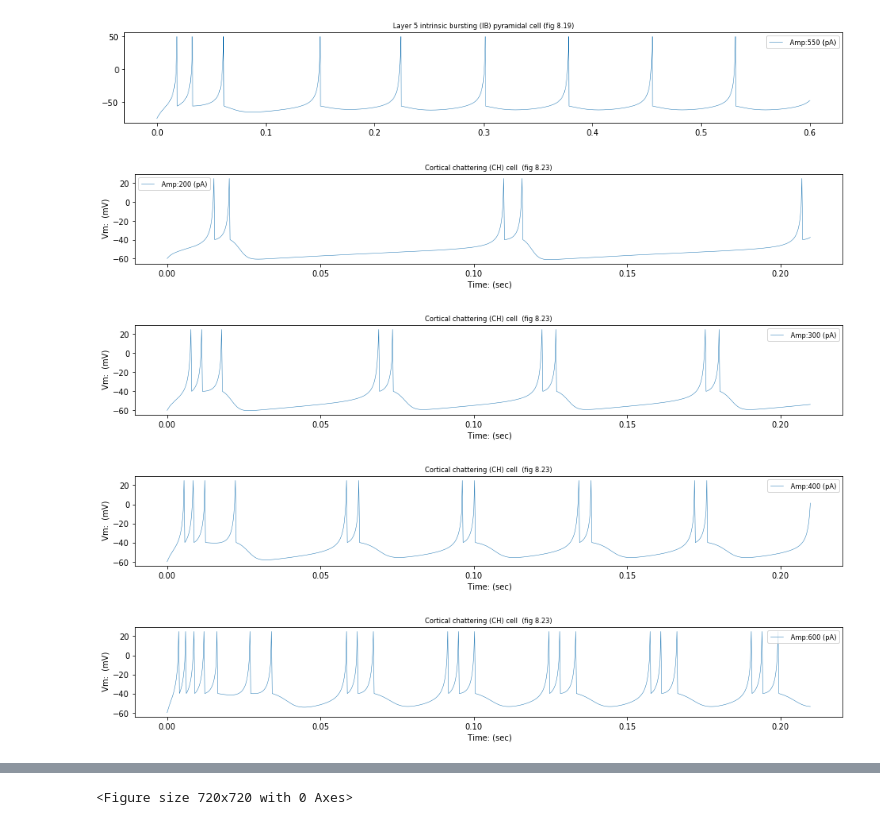
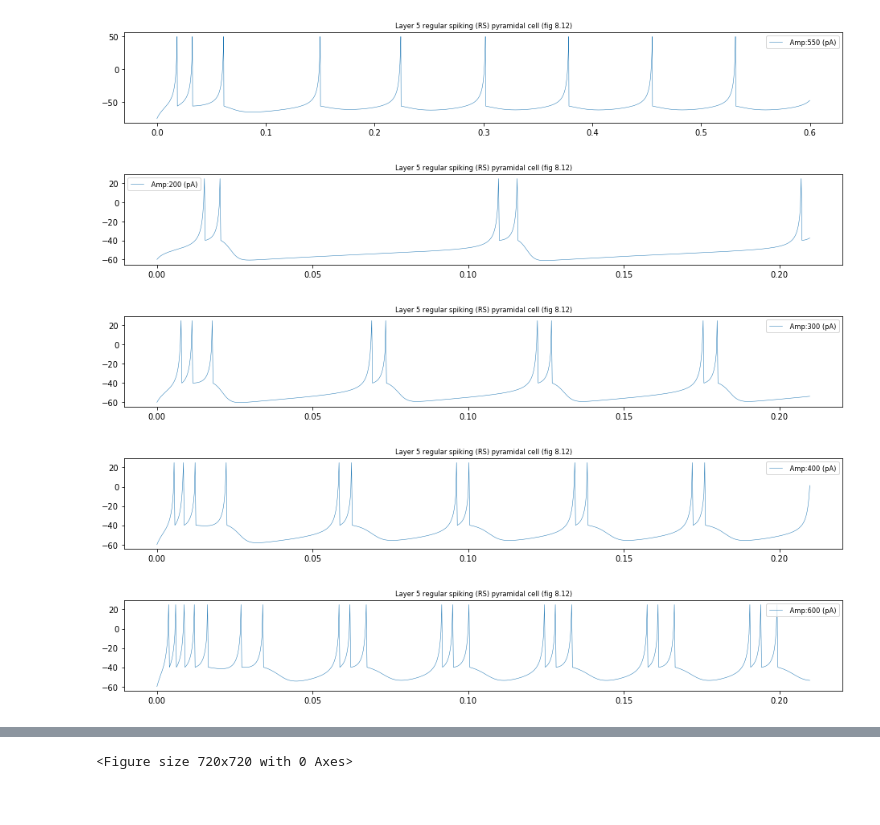
Before and after one commit to russelljjarvis/jit_hub, a Jupyter notebook: faster_izhikevich_model.ipynb, the cells around one changed output, grey strips where cells are left out. Drawn from its saved outputs; the diff is of its cells as text; code cells hidden in the pictures.

```diff
--- a/faster_izhikevich_model.ipynb
+++ b/faster_izhikevich_model.ipynb
@@ -18,20 +18,23 @@ params['delay'] = DELAY
 params['duration'] = 600*pq.ms
 
 
-for i,amp in enumerate(IinRange):
-    model = izhi.IZHIModel()
-    model.set_attrs(reduced_cells['RS'])
-    params['amplitude'] = amp
-    model.inject_square_current(params)
-    vm = model.get_membrane_potential()
-    plt.figure(figsize=(16,12))
 
-    plt.subplot(5,1,i+1)
+def plot_model(IinRange,reduced_cells,params,cell_key='RS',title='Layer 5 regular spiking (RS) pyramidal cell (fig 8.12)'):
+    for i,amp in enumerate(IinRange):
+        model = izhi.IZHIModel()
+        model.set_attrs(reduced_cells[cell_key])
+        params['amplitude'] = amp
+        model.inject_square_current(params)
+        vm = model.get_membrane_potential()
+        plt.figure(figsize=(16,12))
 
-    plt.plot(vm.times,vm.magnitude,label=str(' Amp:')+str(amp)+str(' (pA)'))
-    plt.legend()
-    plt.title('Layer 5 regular spiking (RS) pyramidal cell (fig 8.12)')
-plt.show()
+        plt.subplot(5,1,i+1)
+
+        plt.plot(vm.times,vm.magnitude,label=str(' Amp:')+str(amp)+str(' (pA)'))
+        plt.legend()
+        plt.title('Layer 5 regular spiking (RS) pyramidal cell (fig 8.12)')
+    plt.show()
+plot_model(IinRange,reduced_cells,params,cell_key='RS',title='Layer 5 regular spiking (RS) pyramidal cell (fig 8.12)')
 # %% [output]
 [figure]
 [figure]
@@ -70,36 +75,38 @@ plt.show()
 # %%
 IinRange = [200,300,400,600];
 
 params = {}
 params['delay'] = DELAY
 params['duration'] = 210*pq.ms
 
-
+'''
 for i,amp in enumerate(IinRange):
 
     model = izhi.IZHIModel()
     model.set_attrs(reduced_cells['CH'])
     params['amplitude'] = amp
 
     model.inject_square_current(params)
     vm = model.get_membrane_potential()
     plt.figure(figsize=(16,12))
 
     plt.subplot(5,1,i+1)
 
     plt.plot(vm.times,vm.magnitude,label=str(' Amp:')+str(amp)+str(' (pA)'))
     plt.xlabel(str(' Time:' )+str(' (sec)'))
     plt.ylabel(str(' Vm: ')+str(' (mV)'))
 
     plt.legend()
     plt.title('Cortical chattering (CH) cell  (fig 8.23)')
 
 plt.show()
+'''
+plot_model(IinRange,reduced_cells,params,cell_key='CH',title='Cortical chattering (CH) cell  (fig 8.23)')
 # %% [output]
-[figure, old version]
+[figure, new version]
-[figure, old version]
+[figure, new version]
-[figure, old version]
+[figure, new version]
-[figure, old version]
+[figure, new version]
 # %%
 IinRange = [100,125,200,300];
 
```
Also changed, not shown: parts of 2 cells of this notebook, 10 other files.
